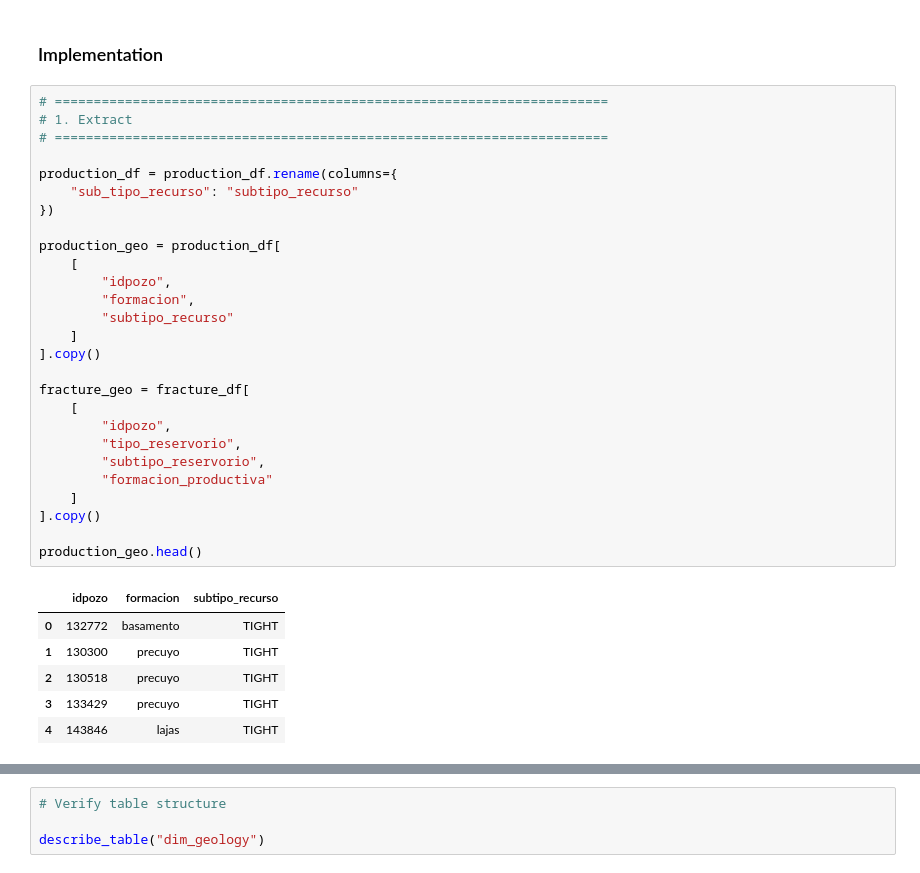
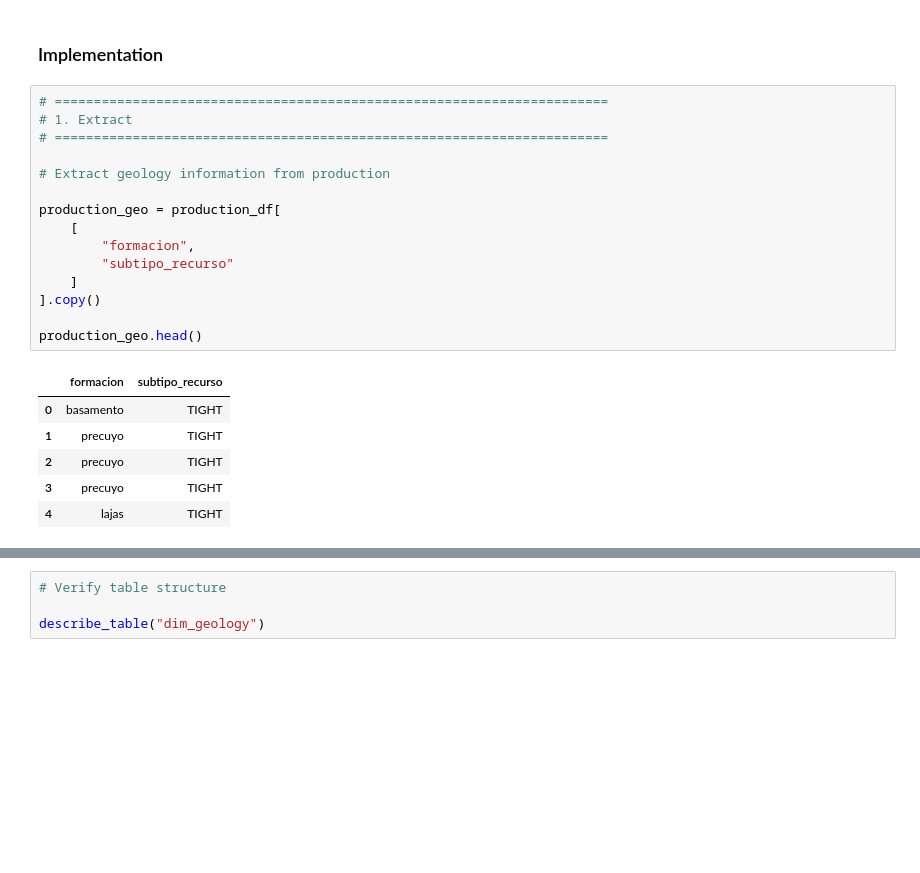
Before and after one commit to Jofregf/oil-gas-well-analytics-argentina, a Jupyter notebook: notebooks/04_etl_dimension_loading.ipynb, the cells around one changed output, grey strips where cells are left out. Saved outputs shown, nothing was run; the diff lists cells and outputs as text; blank space fills up the shorter version.

Commit message:
change load data to dim_geology

```diff
--- a/notebooks/04_etl_dimension_loading.ipynb
+++ b/notebooks/04_etl_dimension_loading.ipynb
@@ -970,34 +974,22 @@ After loading the data:
 # %%
 # =======================================================================
 # 1. Extract
 # =======================================================================
 
-production_df = production_df.rename(columns={
-    "sub_tipo_recurso": "subtipo_recurso"
-})
+# Extract geology information from production
 
 production_geo = production_df[
     [
-        "idpozo",
         "formacion",
         "subtipo_recurso"
     ]
 ].copy()
 
-fracture_geo = fracture_df[
-    [
-        "idpozo",
-        "tipo_reservorio",
-        "subtipo_reservorio",
-        "formacion_productiva"
-    ]
-].copy()
-
 production_geo.head()
 # %% [output]
-|  | idpozo | formacion | subtipo_recurso |
-| 0 | 132772 | basamento | TIGHT |
-| 1 | 130300 | precuyo | TIGHT |
-| 2 | 130518 | precuyo | TIGHT |
-| 3 | 133429 | precuyo | TIGHT |
-| 4 | 143846 | lajas | TIGHT |
+|  | formacion | subtipo_recurso |
+| 0 | basamento | TIGHT |
+| 1 | precuyo | TIGHT |
+| 2 | precuyo | TIGHT |
+| 3 | precuyo | TIGHT |
+| 4 | lajas | TIGHT |
```
Also changed, not shown: parts of 29 cells of this notebook.
